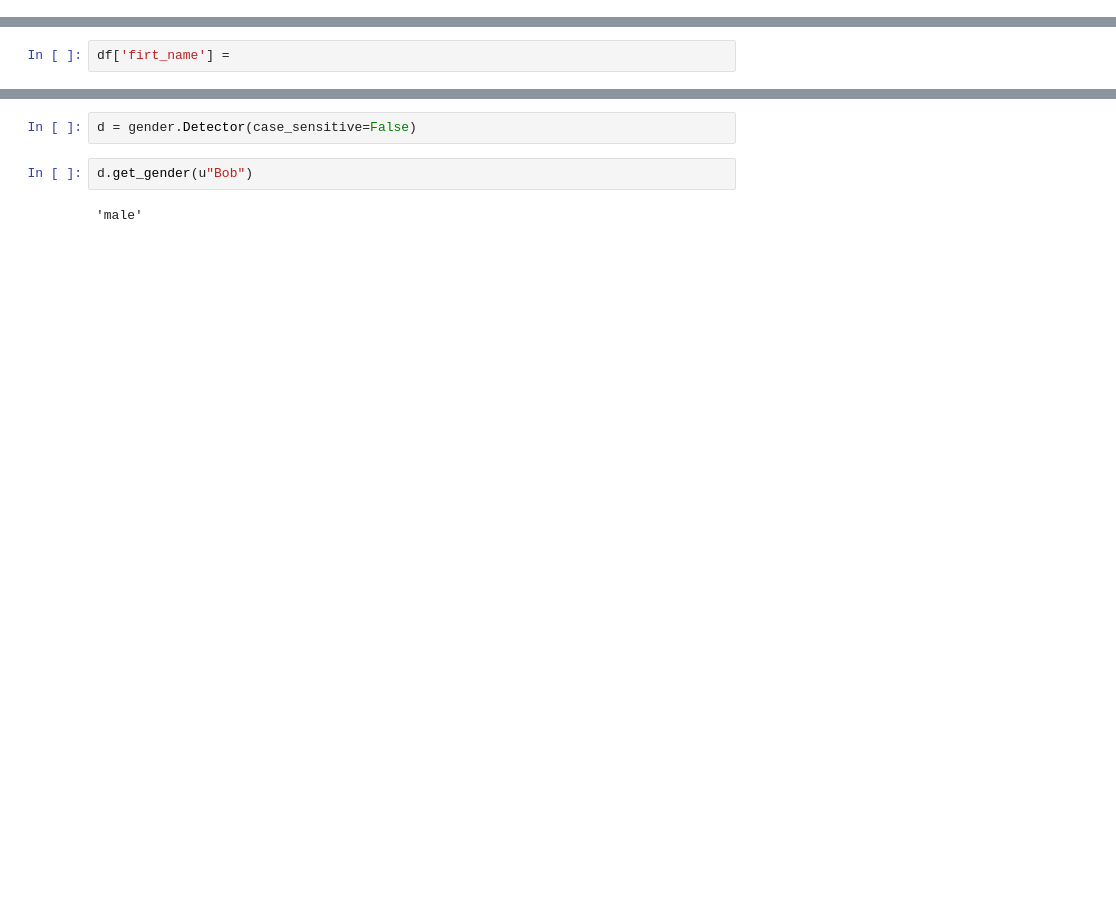
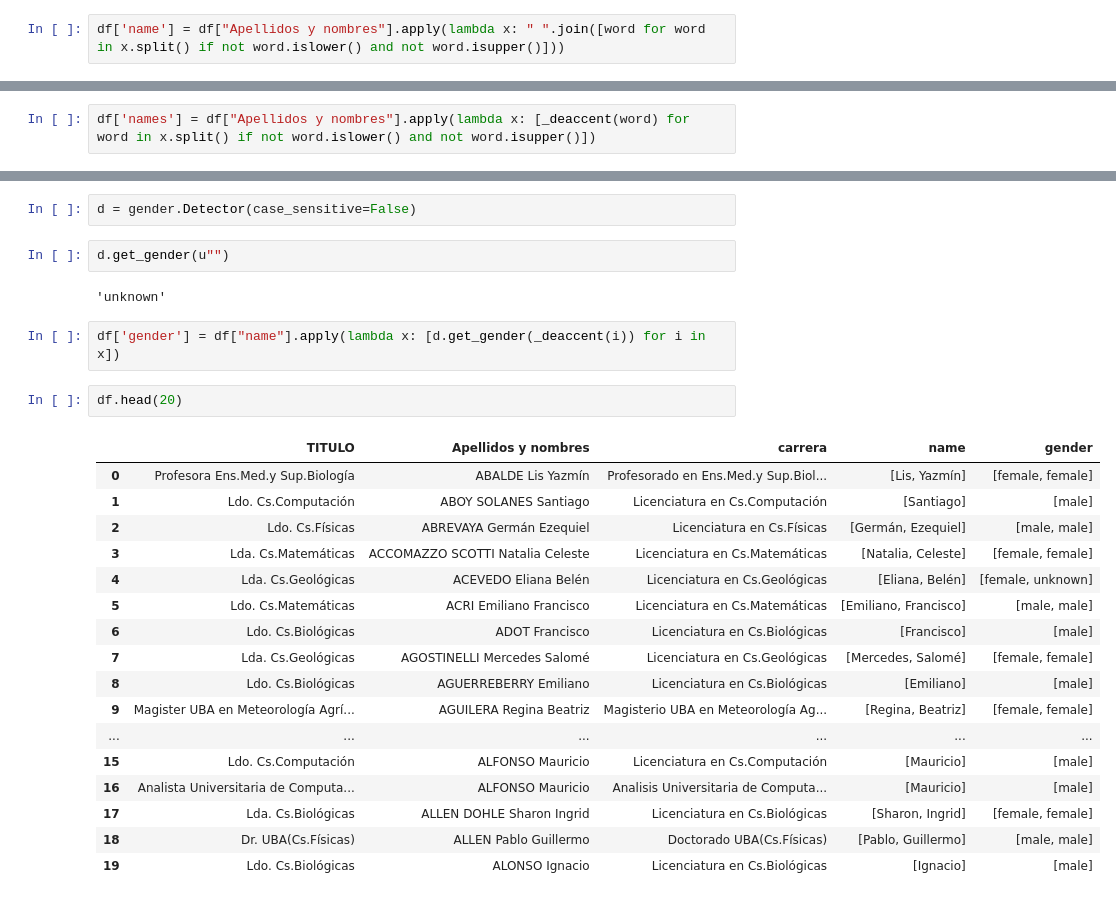
Before and after one commit to MalenaMaffei/8m-7p, a Jupyter notebook: notebooks/pruebas_sofi.ipynb, the cells around one changed output, grey strips where cells are left out. Drawn from its saved outputs; the diff is of its cells as text; blank space fills up the shorter version.

```diff
--- a/notebooks/pruebas_sofi.ipynb
+++ b/notebooks/pruebas_sofi.ipynb
@@ -161,2 +177,4 @@ Name: Apellidos y nombres, Length: 667, dtype: object
 # %%
 df['name'] = df["Apellidos y nombres"].apply(lambda x: re.findall(r"([A-Z][^A-Z Ñ]+)",x))
+# %%
+df['name'] = df["Apellidos y nombres"].apply(lambda x: " ".join([word for word in x.split() if not word.islower() and not word.isupper()]))
@@ -162,0 +196,2 @@ df['name'] = df["Apellidos y nombres"].apply(lambda x: re.findall(r"([A-Z][^A-Z
+# %%
+df['names'] = df["Apellidos y nombres"].apply(lambda x: [_deaccent(word) for word in x.split() if not word.islower() and not word.isupper()])
@@ -197,2 +221,0 @@ re.match(r"([^A-Z])",name)
-# %%
-df['firt_name'] =
@@ -199,6 +240,28 @@ df['firt_name'] =
 # %%
 d = gender.Detector(case_sensitive=False)
 # %%
-d.get_gender(u"Bob")
+d.get_gender(u"")
 # %% [output]
-'male'
+'unknown'
+# %%
+df['gender'] = df["name"].apply(lambda x: [d.get_gender(_deaccent(i)) for i in x])
+# %%
+df.head(20)
+# %% [output]
+|  | TITULO | Apellidos y nombres | carrera | name | gender |
+| 0 | Profesora Ens.Med.y Sup.Biología | ABALDE Lis Yazmín | Profesorado en Ens.Med.y Sup.Biol... | [Lis, Yazmín] | [female, female] |
+| 1 | Ldo. Cs.Computación | ABOY SOLANES Santiago | Licenciatura en Cs.Computación | [Santiago] | [male] |
+| 2 | Ldo. Cs.Físicas | ABREVAYA Germán Ezequiel | Licenciatura en Cs.Físicas | [Germán, Ezequiel] | [male, male] |
+| 3 | Lda. Cs.Matemáticas | ACCOMAZZO SCOTTI Natalia Celeste | Licenciatura en Cs.Matemáticas | [Natalia, Celeste] | [female, female] |
+| 4 | Lda. Cs.Geológicas | ACEVEDO Eliana Belén | Licenciatura en Cs.Geológicas | [Eliana, Belén] | [female, unknown] |
+| 5 | Ldo. Cs.Matemáticas | ACRI Emiliano Francisco | Licenciatura en Cs.Matemáticas | [Emiliano, Francisco] | [male, male] |
+| 6 | Ldo. Cs.Biológicas | ADOT Francisco | Licenciatura en Cs.Biológicas | [Francisco] | [male] |
+| 7 | Lda. Cs.Geológicas | AGOSTINELLI Mercedes Salomé | Licenciatura en Cs.Geológicas | [Mercedes, Salomé] | [female, female] |
+| 8 | Ldo. Cs.Biológicas | AGUERREBERRY Emiliano | Licenciatura en Cs.Biológicas | [Emiliano] | [male] |
+| 9 | Magister UBA en Meteorología Agrí... | AGUILERA Regina Beatriz | Magisterio UBA en Meteorología Ag... | [Regina, Beatriz] | [female, female] |
+| ... | ... | ... | ... | ... | ... |
+| 15 | Ldo. Cs.Computación | ALFONSO Mauricio | Licenciatura en Cs.Computación | [Mauricio] | [male] |
+| 16 | Analista Universitaria de Computa... | ALFONSO Mauricio | Analisis Universitaria de Computa... | [Mauricio] | [male] |
+| 17 | Lda. Cs.Biológicas | ALLEN DOHLE Sharon Ingrid | Licenciatura en Cs.Biológicas | [Sharon, Ingrid] | [female, female] |
+| 18 | Dr. UBA(Cs.Físicas) | ALLEN Pablo Guillermo | Doctorado UBA(Cs.Físicas) | [Pablo, Guillermo] | [male, male] |
+| 19 | Ldo. Cs.Biológicas | ALONSO Ignacio | Licenciatura en Cs.Biológicas | [Ignacio] | [male] |
```
Also changed, not shown: parts of 19 cells of this notebook.
